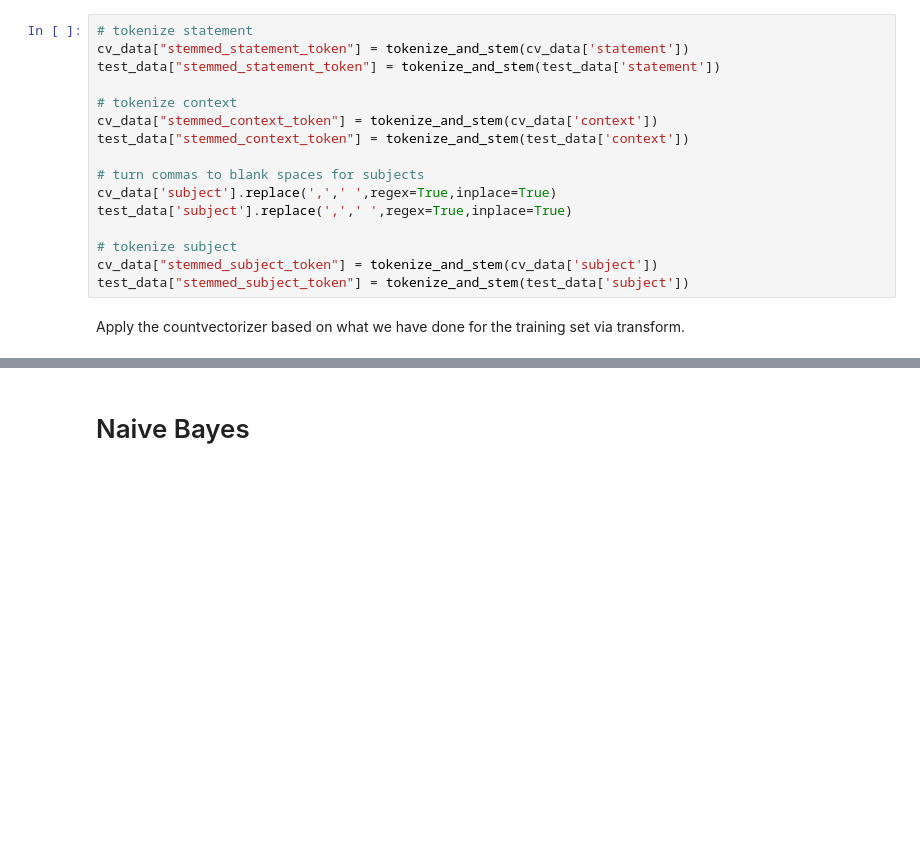
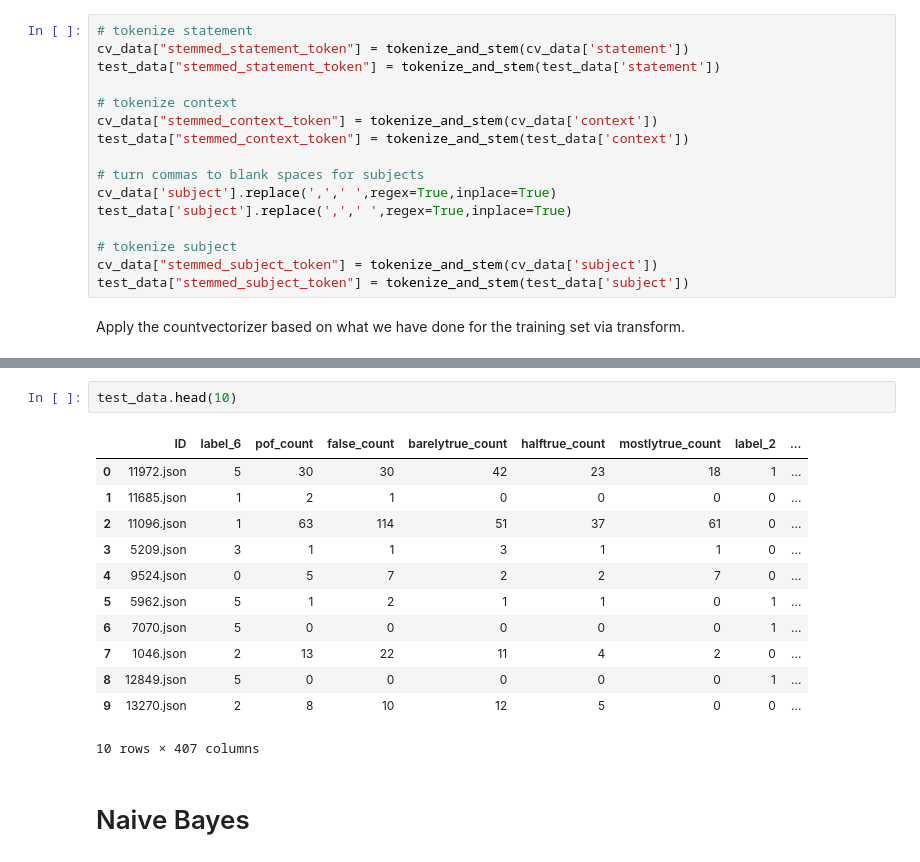
Before and after one commit to TanatPi/ESWD-Term-Project, a Jupyter notebook: true-false-news-classification-eswd-term-project.ipynb, the cells around one changed output, grey strips where cells are left out. Saved outputs shown, nothing was run; the diff lists cells and outputs as text; blank space fills up the shorter version.

```diff
--- a/true-false-news-classification-eswd-term-project.ipynb
+++ b/true-false-news-classification-eswd-term-project.ipynb
@@ -465,3 +564,18 @@ Apply the countvectorizer based on what we have done for the training set via tr
+# %%
+test_data.head(10)
+# %% [output]
+|  | ID | label_6 | pof_count | false_count | barelytrue_count | halftrue_count | mostlytrue_count | label_2 | ... |
+| 0 | 11972.json | 5 | 30 | 30 | 42 | 23 | 18 | 1 | ... |
+| 1 | 11685.json | 1 | 2 | 1 | 0 | 0 | 0 | 0 | ... |
+| 2 | 11096.json | 1 | 63 | 114 | 51 | 37 | 61 | 0 | ... |
+| 3 | 5209.json | 3 | 1 | 1 | 3 | 1 | 1 | 0 | ... |
+| 4 | 9524.json | 0 | 5 | 7 | 2 | 2 | 7 | 0 | ... |
+| 5 | 5962.json | 5 | 1 | 2 | 1 | 1 | 0 | 1 | ... |
+| 6 | 7070.json | 5 | 0 | 0 | 0 | 0 | 0 | 1 | ... |
+| 7 | 1046.json | 2 | 13 | 22 | 11 | 4 | 2 | 0 | ... |
+| 8 | 12849.json | 5 | 0 | 0 | 0 | 0 | 0 | 1 | ... |
+| 9 | 13270.json | 2 | 8 | 10 | 12 | 5 | 0 | 0 | ... |
+10 rows × 407 columns
 # %% [markdown]
 # Naive Bayes
 # %% [markdown]
```
Also changed, not shown: parts of 18 cells of this notebook.
